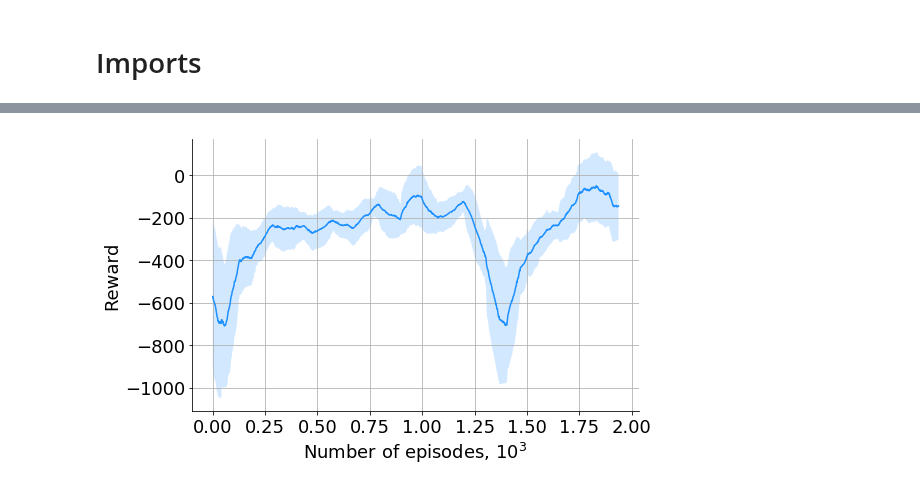
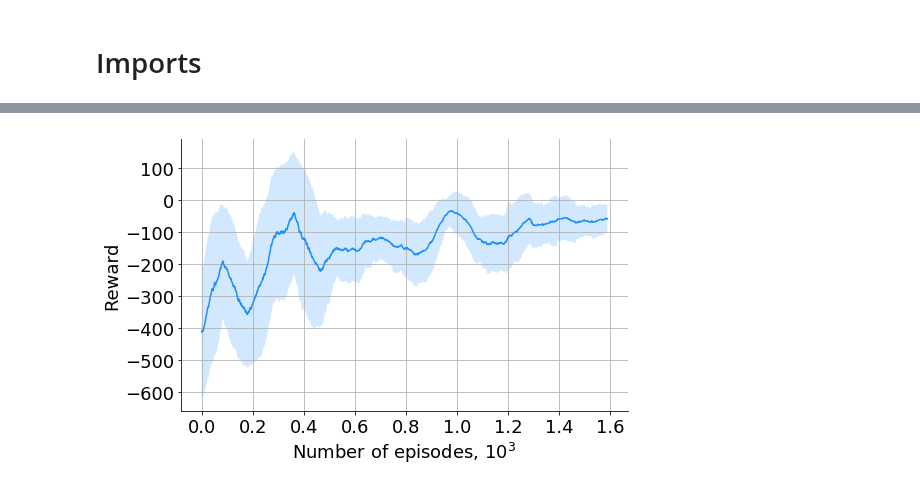
Before and after one commit to parilo/tars-rl, a Jupyter notebook: plot_performance.ipynb, the cells around one changed output, grey strips where cells are left out. Cells and saved outputs as stored; diff of their text form; code cells hidden in the pictures.

Commit message:
added new prosthetics env

```diff
--- a/plot_performance.ipynb
+++ b/plot_performance.ipynb
@@ -53,6 +64,5 @@ plt.show()
 # %%
-r = np.loadtxt('results/lunar_lander-hist_len3-frame_skip1-critic-64-64-relu-agent-32-32-tanh-agents4-reward-scale-001-sync_episode_rewards.txt')
-indices = np.where(r[:,0]<20)
-plot_means_and_stdevs([r[:,2][indices]], tau=100, x_scale=1000, y_scale=100, save=False)
+r = np.loadtxt('results/prosthetics_new-history_len2-frame_skip2-n_step1-batch_size256-sync-rewards.txt')
+plot_means_and_stdevs(r[:,2], tau=100, x_scale=1000, y_scale=100, save=False)
 # %% [output]
-[figure, old version]
+[figure, new version]
```
Also changed, not shown: parts of 29 cells of this notebook, 5 other files.
